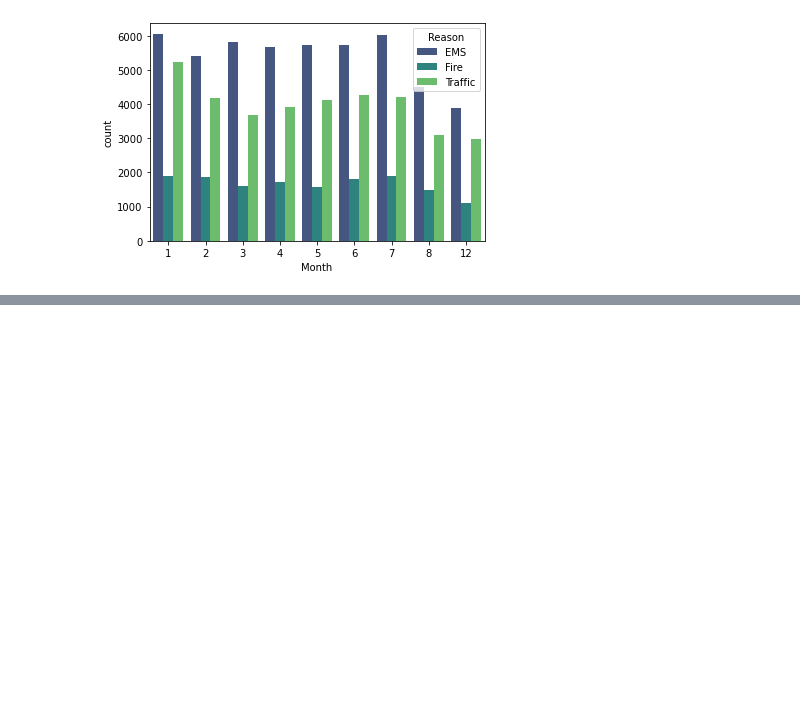
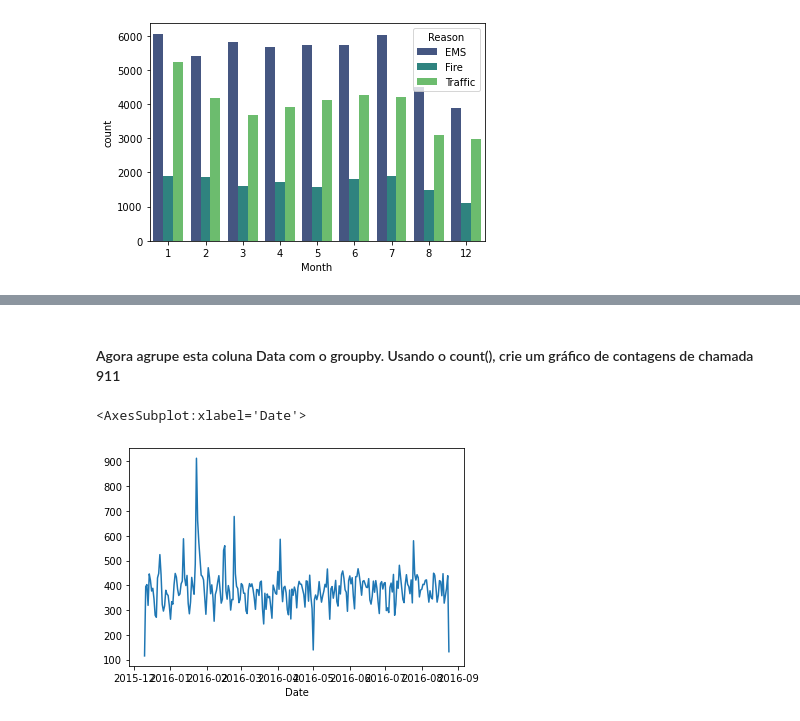
Before and after one commit to Coletinn/datascience-proj-911-python, a Jupyter notebook: Projeto - Ligações para o 911.ipynb, the cells around one changed output, grey strips where cells are left out. Saved outputs shown, nothing was run; the diff lists cells and outputs as text; code cells hidden in the pictures; blank space fills up the shorter version.

```diff
--- a/Projeto - Ligações para o 911.ipynb
+++ b/Projeto - Ligações para o 911.ipynb
@@ -174,0 +218,9 @@ sns.countplot(x='Month', data=df, hue='Reason', palette='viridis')
+# %%
+df['Date'] = df['timeStamp'].apply(lambda x: x.date())
+# %% [markdown]
+<h4>Agora agrupe esta coluna Data com o groupby. Usando o count(), crie um gráfico de contagens de chamada 911</h4>
+# %%
+df.groupby('Date').count()['twp'].plot()
+# %% [output]
+<AxesSubplot:xlabel='Date'>
+[figure, added]
```
Also changed, not shown: parts of 12 cells of this notebook.
